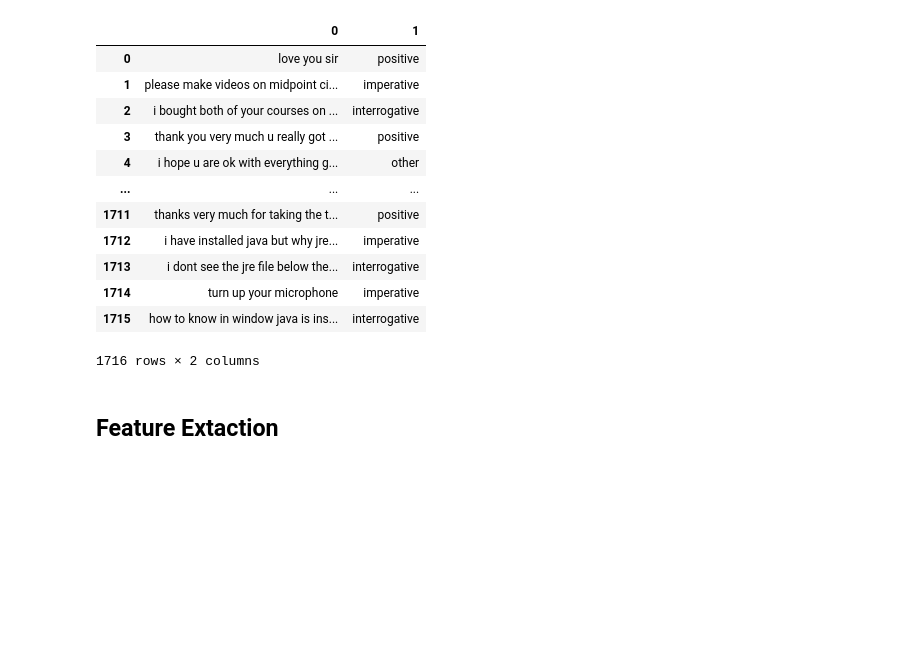
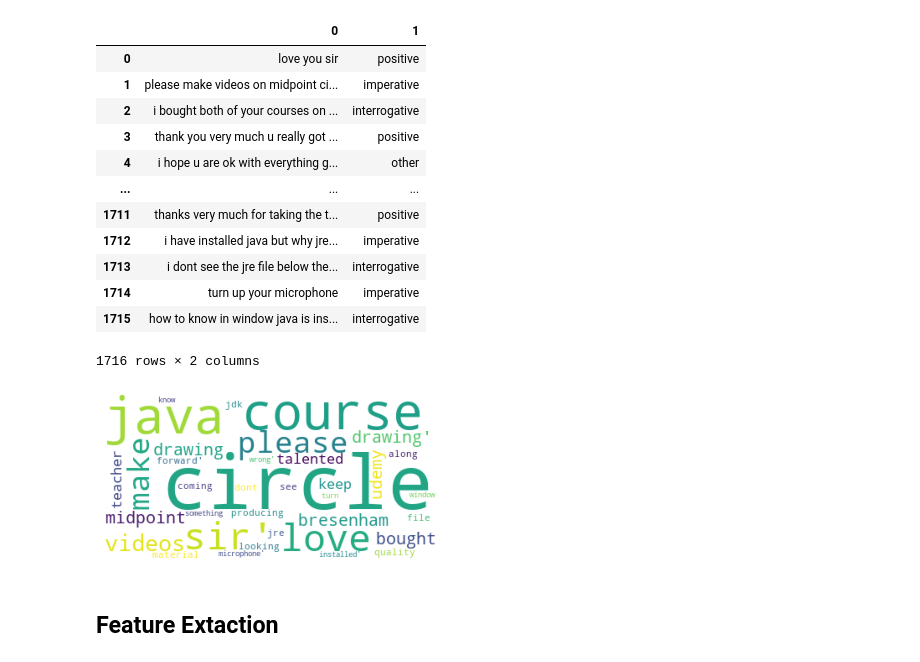
Before and after one commit to Rhitabrat/youtube-comments-categorization, a Jupyter notebook: main.ipynb, the cells around one changed output. Cells and saved outputs as stored; diff of their text form; code cells hidden in the pictures; blank space fills up the shorter version.

Commit message:
word cloud implemented

```diff
--- a/main.ipynb
+++ b/main.ipynb
@@ -177,6 +177,17 @@ for i in range(len(df)):
 
 # df[0] = df[0].apply(lambda x: ' '.join([word for word in x.split() if word not in (stop)]))
 # df
+# %%
+from wordcloud import WordCloud
+text = df[0].values
+
+wordcloud = WordCloud(background_color='white',collocations=False).generate(str(text))
+
+plt.imshow(wordcloud)
+plt.axis("off")
+plt.show()
+# %% [output]
+[figure, added]
 # %% [markdown]
 ## Feature Extaction
 # %%
```
